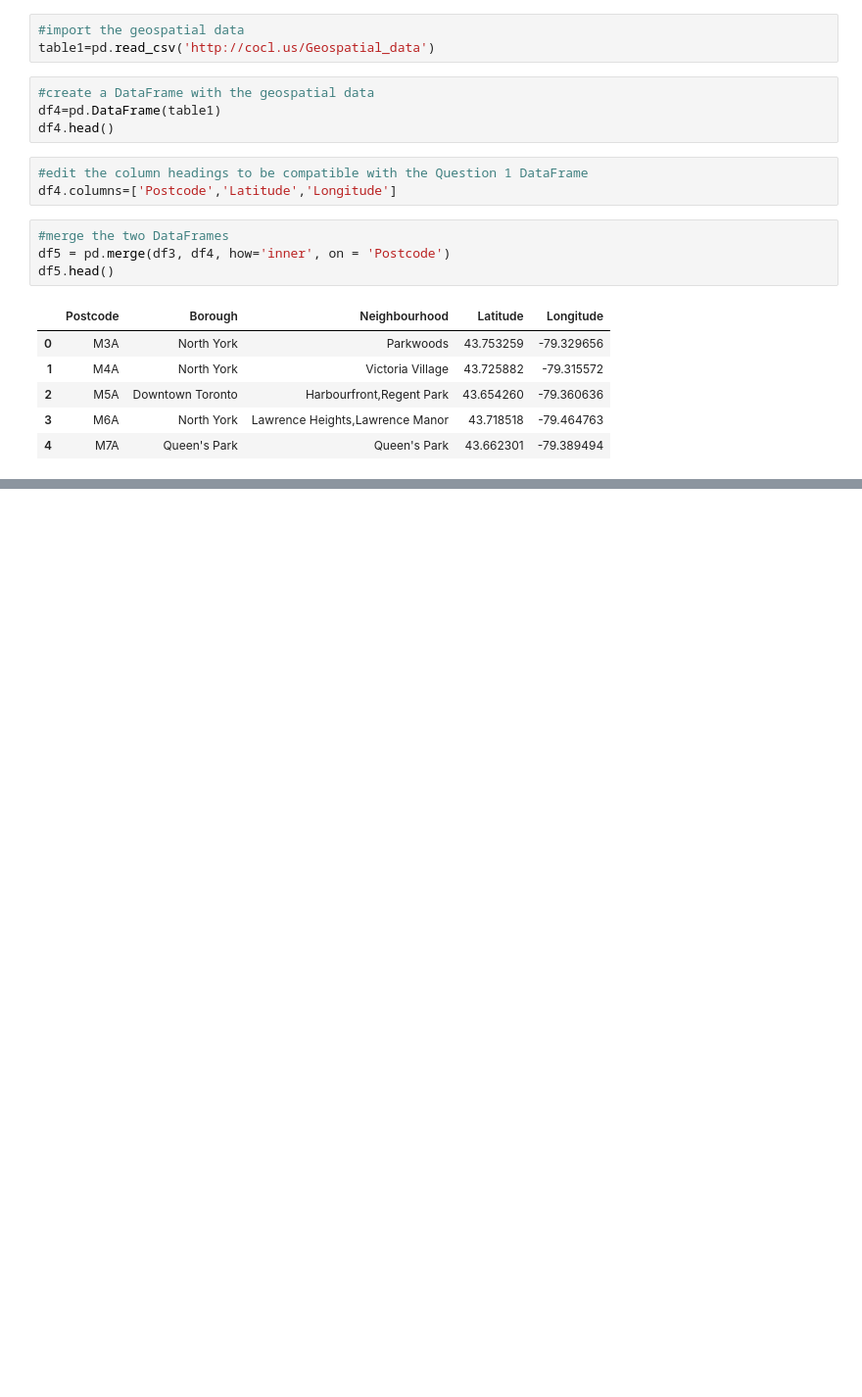
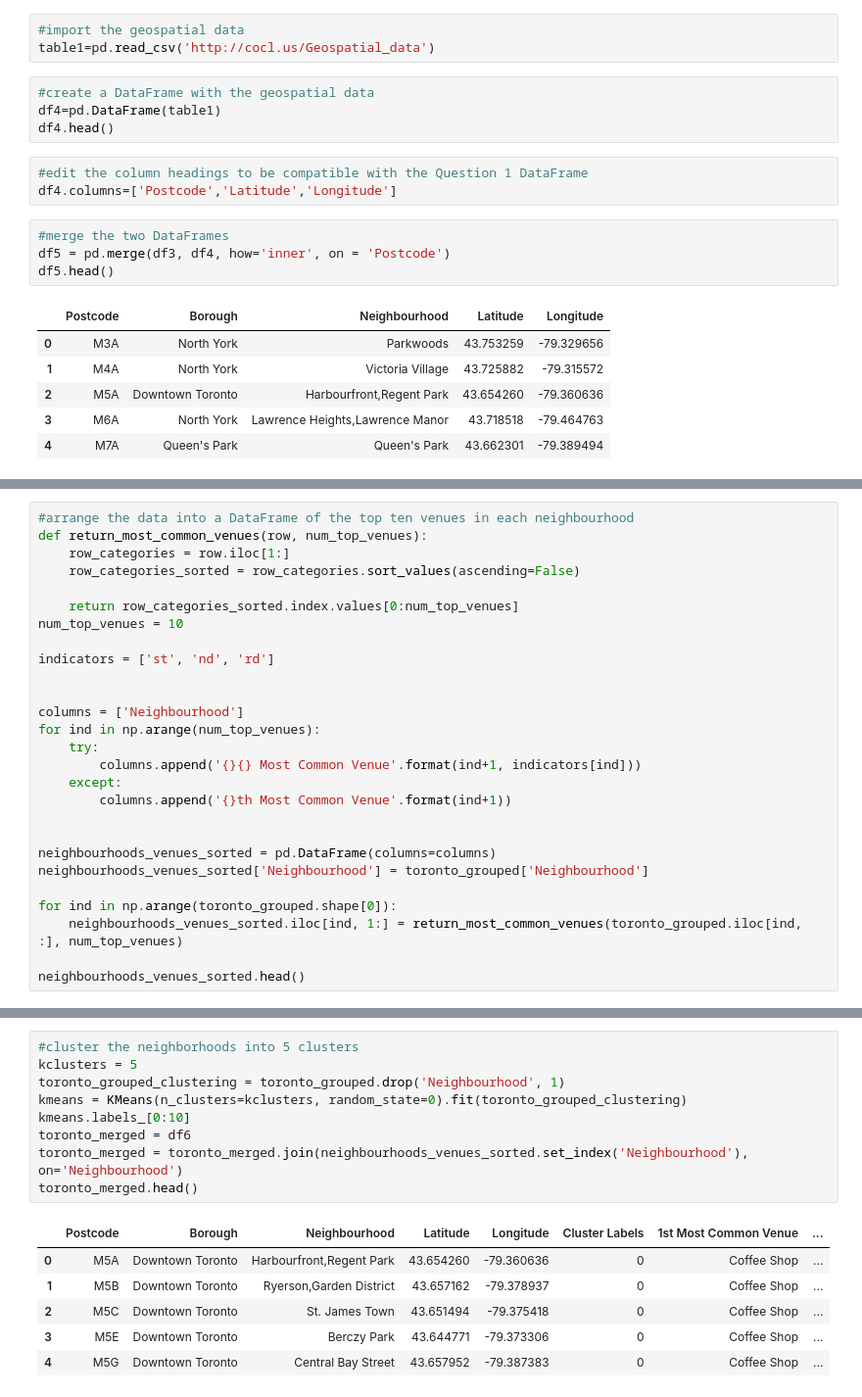
Before and after one commit to ameliacorl/Coursera_Capstone, a Jupyter notebook: Segmenting and Clustering in Toronto.ipynb, the cells around one changed output, grey strips where cells are left out. Shown: that part at 98% size. Drawn from its saved outputs; the diff is of its cells as text; blank space fills up the shorter version.

```diff
--- a/Segmenting and Clustering in Toronto.ipynb
+++ b/Segmenting and Clustering in Toronto.ipynb
@@ -94,0 +394,27 @@ df5.head()
+# %%
+#arrange the data into a DataFrame of the top ten venues in each neighbourhood
+def return_most_common_venues(row, num_top_venues):
+    row_categories = row.iloc[1:]
+    row_categories_sorted = row_categories.sort_values(ascending=False)
+
+    return row_categories_sorted.index.values[0:num_top_venues]
+num_top_venues = 10
+
+indicators = ['st', 'nd', 'rd']
+
+
+columns = ['Neighbourhood']
+for ind in np.arange(num_top_venues):
+    try:
+        columns.append('{}{} Most Common Venue'.format(ind+1, indicators[ind]))
+    except:
+        columns.append('{}th Most Common Venue'.format(ind+1))
+
+
+neighbourhoods_venues_sorted = pd.DataFrame(columns=columns)
+neighbourhoods_venues_sorted['Neighbourhood'] = toronto_grouped['Neighbourhood']
+
+for ind in np.arange(toronto_grouped.shape[0]):
+    neighbourhoods_venues_sorted.iloc[ind, 1:] = return_most_common_venues(toronto_grouped.iloc[ind, :], num_top_venues)
+
+neighbourhoods_venues_sorted.head()
@@ -94,0 +428,16 @@ df5.head()
+# %%
+#cluster the neighborhoods into 5 clusters
+kclusters = 5
+toronto_grouped_clustering = toronto_grouped.drop('Neighbourhood', 1)
+kmeans = KMeans(n_clusters=kclusters, random_state=0).fit(toronto_grouped_clustering)
+kmeans.labels_[0:10]
+toronto_merged = df6
+toronto_merged = toronto_merged.join(neighbourhoods_venues_sorted.set_index('Neighbourhood'), on='Neighbourhood')
+toronto_merged.head()
+# %% [output]
+|  | Postcode | Borough | Neighbourhood | Latitude | Longitude | Cluster Labels | 1st Most Common Venue | ... |
+| 0 | M5A | Downtown Toronto | Harbourfront,Regent Park | 43.654260 | -79.360636 | 0 | Coffee Shop | ... |
+| 1 | M5B | Downtown Toronto | Ryerson,Garden District | 43.657162 | -79.378937 | 0 | Coffee Shop | ... |
+| 2 | M5C | Downtown Toronto | St. James Town | 43.651494 | -79.375418 | 0 | Coffee Shop | ... |
+| 3 | M5E | Downtown Toronto | Berczy Park | 43.644771 | -79.373306 | 0 | Coffee Shop | ... |
+| 4 | M5G | Downtown Toronto | Central Bay Street | 43.657952 | -79.387383 | 0 | Coffee Shop | ... |
```
Also changed, not shown: parts of 16 cells of this notebook.
